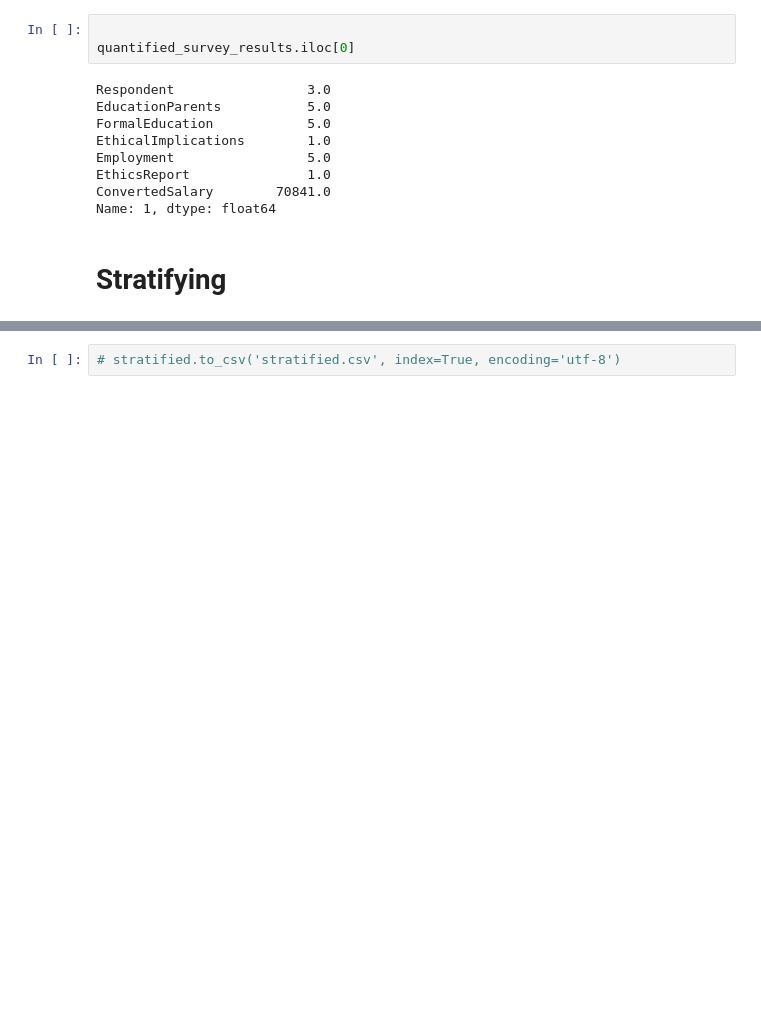
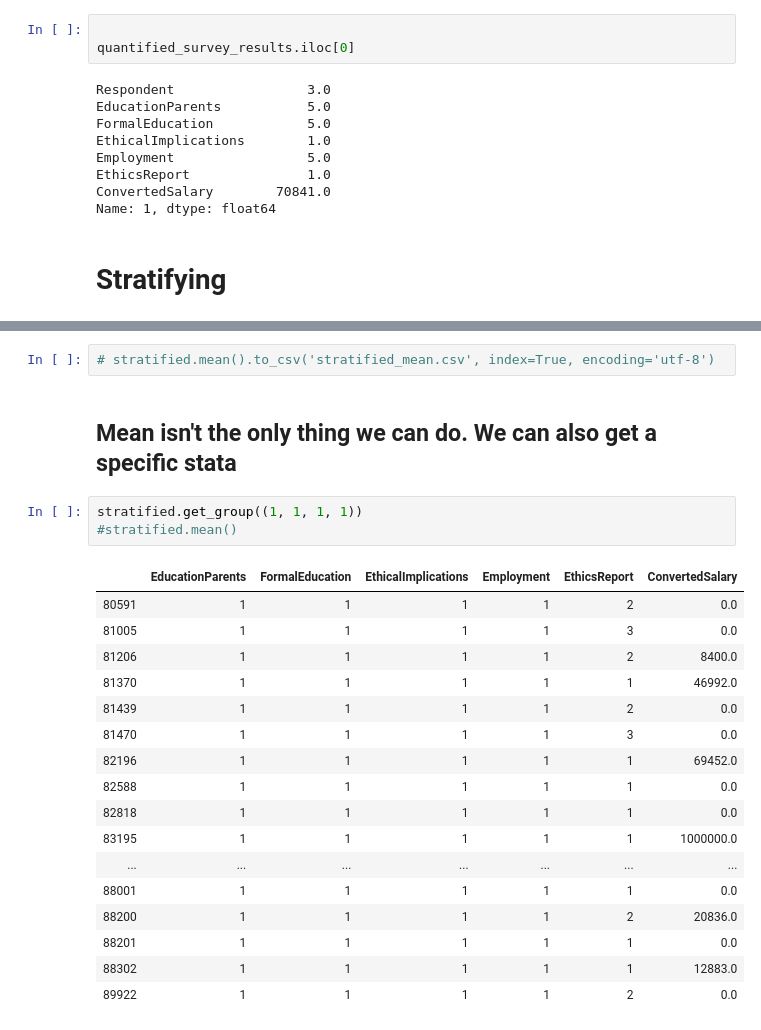
Before and after one commit to dcmesh/EECS-442-Project, a Jupyter notebook: EECS 442 - Final Project.ipynb, the cells around one changed output, grey strips where cells are left out. Drawn from its saved outputs; the diff is of its cells as text; blank space fills up the shorter version.

Commit message:
more stata stuff

```diff
--- a/EECS 442 - Final Project.ipynb
+++ b/EECS 442 - Final Project.ipynb
@@ -304,4 +308,27 @@ array([[<matplotlib.axes._subplots.AxesSubplot object at 0x...>,
       dtype=object)
 [figure]
 # %%
-# stratified.to_csv('stratified.csv', index=True, encoding='utf-8')
+# stratified.mean().to_csv('stratified_mean.csv', index=True, encoding='utf-8')
+# %% [markdown]
+## Mean isn't the only thing we can do. We can also get a specific stata
+# %%
+stratified.get_group((1, 1, 1, 1))
+#stratified.mean()
+# %% [output]
+|  | EducationParents | FormalEducation | EthicalImplications | Employment | EthicsReport | ConvertedSalary |
+| 80591 | 1 | 1 | 1 | 1 | 2 | 0.0 |
+| 81005 | 1 | 1 | 1 | 1 | 3 | 0.0 |
+| 81206 | 1 | 1 | 1 | 1 | 2 | 8400.0 |
+| 81370 | 1 | 1 | 1 | 1 | 1 | 46992.0 |
+| 81439 | 1 | 1 | 1 | 1 | 2 | 0.0 |
+| 81470 | 1 | 1 | 1 | 1 | 3 | 0.0 |
+| 82196 | 1 | 1 | 1 | 1 | 1 | 69452.0 |
+| 82588 | 1 | 1 | 1 | 1 | 1 | 0.0 |
+| 82818 | 1 | 1 | 1 | 1 | 1 | 0.0 |
+| 83195 | 1 | 1 | 1 | 1 | 1 | 1000000.0 |
+| ... | ... | ... | ... | ... | ... | ... |
+| 88001 | 1 | 1 | 1 | 1 | 1 | 0.0 |
+| 88200 | 1 | 1 | 1 | 1 | 2 | 20836.0 |
+| 88201 | 1 | 1 | 1 | 1 | 1 | 0.0 |
+| 88302 | 1 | 1 | 1 | 1 | 1 | 12883.0 |
+| 89922 | 1 | 1 | 1 | 1 | 2 | 0.0 |
```
Also changed, not shown: parts of 7 cells of this notebook.
